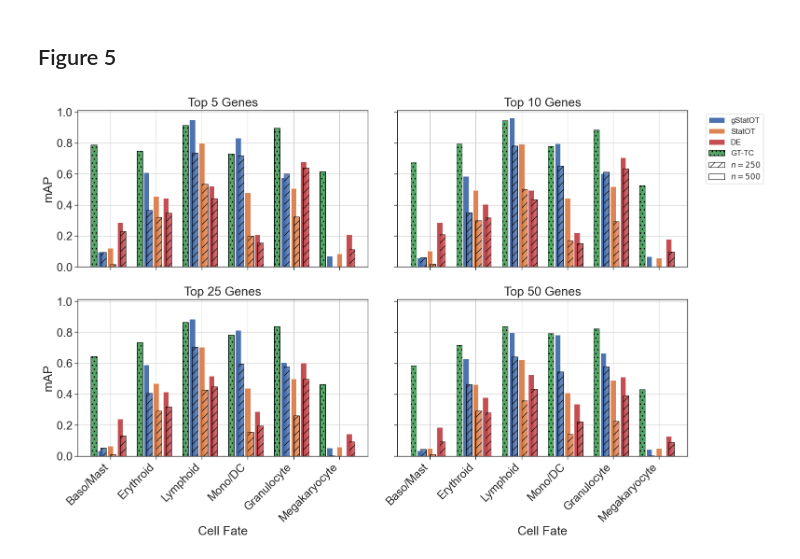
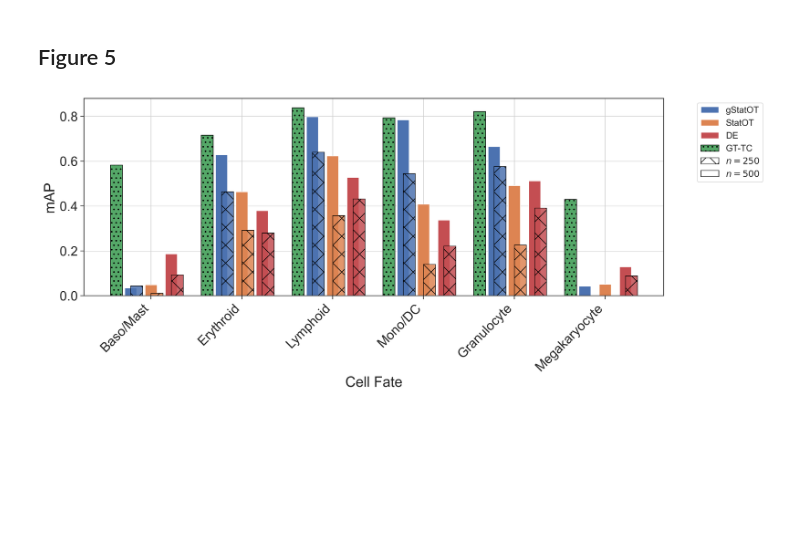
Before and after one commit to ColeBoyle/global-stationaryOT, a Jupyter notebook: extra/figures/figure_5.ipynb, the cells around one changed output. Saved outputs shown, nothing was run; the diff lists cells and outputs as text; code cells hidden in the pictures; blank space fills up the shorter version.

Commit message:
Simplify figure 5

```diff
--- a/extra/figures/figure_5.ipynb
+++ b/extra/figures/figure_5.ipynb
@@ -289,67 +295,60 @@ Processing postnatal GT...
 # %%
 AP_df_n500 = pd.read_csv(f'{data_dir}/gene_lists/driver_gene_AP_results_n=500.csv')
 AP_df_n250 = pd.read_csv(f'{data_dir}/gene_lists/driver_gene_AP_results_n=250.csv')
 
 sns.set_style("ticks")
 sns.set_context('paper', font_scale=2)
 width = 1.25
 gap = 0.25
-x = np.arange(6) * 10
+n_genes = 50
+x = np.arange(6) * 9.5
 fate_names = np.array(['', 'Baso/Mast', 'Erythroid', 'Lymphoid', 'Mono/DC', 'Granulocyte','Megakaryocyte'])
 
 colors = sns.color_palette("deep", 4)
 colors_dict = {'gStatOT':colors[0], 'StatOT':colors[1], 'DE baseline':colors[3], 'GT-TC':colors[2]}
 
-fig, axes = plt.subplots(2,2,figsize=(2*8, 2*5), sharey=True, sharex=True)
+fig, ax = plt.subplots(figsize=(14, 6), dpi=300)
 metric = 'AP'
 
-num_genes = [5,10,25,50]
+scores_df_ = AP_df_n250[AP_df_n250['Top genes'] == n_genes]
+scores_df_500 = AP_df_n500[AP_df_n500['Top genes'] == n_genes]
 
-for ax, n_genes in zip(axes.flatten(), num_genes):
+ax.bar(x = x - (width + width/2) - gap, height=scores_df_500[scores_df_500['Method'].str.contains('gStatOT')].groupby('Fate')[metric].mean()[fate_names[1:]],
+       width=width,
+       label='', alpha=1, color=colors_dict['gStatOT'])
+ax.bar(x = x - width - gap, height=scores_df_[scores_df_['Method'].str.contains('gStatOT')].groupby('Fate')[metric].mean()[fate_names[1:]],
+       width=width, label='', alpha=0.85, color=colors_dict['gStatOT'], hatch='x', edgecolor='black')
 
-       scores_df_ = AP_df_n250[AP_df_n250['Top genes'] == n_genes]
-       scores_df_500 = AP_df_n500[AP_df_n500['Top genes'] == n_genes]
+ax.bar(x = x, height=scores_df_500[~(scores_df_500['Method'].str.contains('gStatOT') | scores_df_500['Method'].str.contains('DE baseline') | scores_df_500['Method'].str.contains('GT-TC'))].groupby('Fate')[metric].mean()[fate_names[1:]],
+       width=width, label='', alpha=1, color=colors_dict['StatOT'])
+ax.bar(x = x+width/2 , height=scores_df_[~(scores_df_['Method'].str.contains('gStatOT') | scores_df_['Method'].str.contains('DE baseline') | scores_df_['Method'].str.contains('GT-TC'))].groupby('Fate')[metric].mean()[fate_names[1:]],
+       width=width, label='', alpha=0.85, color=colors_dict['StatOT'], hatch='x', edgecolor='black')
+
+ax.bar(x = x + width + width/2 + gap, height=scores_df_500[scores_df_500['Method'].str.contains('DE baseline')].groupby('Fate')[metric].mean()[fate_names[1:]],
+       width=width, label='', alpha=1, color=colors_dict['DE baseline'])
+ax.bar(x = x + width + width + gap, height=scores_df_[scores_df_['Method'].str.contains('DE baseline')].groupby('Fate')[metric].mean()[fate_names[1:]],
+       width=width, label='', alpha=0.85, color=colors_dict['DE baseline'], hatch='x', edgecolor='black')
+
+ax.bar(x=x - 2*gap - 2.5*width, height=scores_df_500[scores_df_500['Method'].str.contains('GT-TC')].groupby('Fate')[metric].mean()[fate_names[1:]],
+       width=width, color=colors_dict['GT-TC'], label='', hatch='..', edgecolor='black', alpha=1)
+
+ax.bar(x=0, height=0, width=0, label=f'gStatOT', color=colors_dict['gStatOT'], alpha=1)
+ax.bar(x=0, height=0, width=0, label=f'StatOT', color=colors_dict['StatOT'], alpha=1)
+ax.bar(x=0, height=0, width=0, label=f'DE', color=colors_dict['DE baseline'], alpha=1)
+ax.bar(x=0, height=0, width=0, label=f'GT-TC', color=colors_dict['GT-TC'], alpha=1, hatch='..', edgecolor='black')
+
+ax.bar(x=0, height=0, width=0, label=r'$n = 250$', color='white', alpha=0.85, hatch='x', edgecolor='black')
+ax.bar(x=0, height=0, width=0, label=r'$n = 500$', color='white', alpha=1, edgecolor='black')
 
 
-       ax.bar(x = x - (width + width/2) - gap, height=scores_df_500[scores_df_500['Method'].str.contains('gStatOT')].groupby('Fate')[metric].mean()[fate_names[1:]],
-              width=width,
-              label='', alpha=1, color=colors_dict['gStatOT'])
-       ax.bar(x = x - width - gap, height=scores_df_[scores_df_['Method'].str.contains('gStatOT')].groupby('Fate')[metric].mean()[fate_names[1:]],
-              width=width, label='', alpha=0.85, color=colors_dict['gStatOT'], hatch='//', edgecolor='black')
+ax.set_xticks(x, labels=fate_names[1:], rotation=45, ha='right')
+ax.grid()
 
-       ax.bar(x = x, height=scores_df_500[~(scores_df_500['Method'].str.contains('gStatOT') | scores_df_500['Method'].str.contains('DE baseline') | scores_df_500['Method'].str.contains('GT-TC'))].groupby('Fate')[metric].mean()[fate_names[1:]],
-              width=width, label='', alpha=1, color=colors_dict['StatOT'])
-       ax.bar(x = x+width/2 , height=scores_df_[~(scores_df_['Method'].str.contains('gStatOT') | scores_df_['Method'].str.contains('DE baseline') | scores_df_['Method'].str.contains('GT-TC'))].groupby('Fate')[metric].mean()[fate_names[1:]],
-              width=width, label='', alpha=0.85, color=colors_dict['StatOT'], hatch='//', edgecolor='black')
-
-       ax.bar(x = x + width + width/2 + gap, height=scores_df_500[scores_df_500['Method'].str.contains('DE baseline')].groupby('Fate')[metric].mean()[fate_names[1:]],
-              width=width, label='', alpha=1, color=colors_dict['DE baseline'])
-       ax.bar(x = x + width + width + gap, height=scores_df_[scores_df_['Method'].str.contains('DE baseline')].groupby('Fate')[metric].mean()[fate_names[1:]],
-              width=width, label='', alpha=0.85, color=colors_dict['DE baseline'], hatch='//', edgecolor='black')
-
-       ax.bar(x=x - 2*gap - 2.5*width, height=scores_df_500[scores_df_500['Method'].str.contains('GT-TC')].groupby('Fate')[metric].mean()[fate_names[1:]],
-              width=width, color=colors_dict['GT-TC'], label='', hatch='..', edgecolor='black', alpha=1)
-
-       ax.bar(x=0, height=0, width=0, label=f'gStatOT', color=colors_dict['gStatOT'], alpha=1)
-       ax.bar(x=0, height=0, width=0, label=f'StatOT', color=colors_dict['StatOT'], alpha=1)
-       ax.bar(x=0, height=0, width=0, label=f'DE', color=colors_dict['DE baseline'], alpha=1)
-       ax.bar(x=0, height=0, width=0, label=f'GT-TC', color=colors_dict['GT-TC'], alpha=1, hatch='..', edgecolor='black')
-
-       ax.bar(x=0, height=0, width=0, label=r'$n = 250$', color='white', alpha=0.85, hatch='//', edgecolor='black')
-       ax.bar(x=0, height=0, width=0, label=r'$n = 500$', color='white', alpha=1, edgecolor='black')
-
-
-       ax.set_xticks(x, labels=fate_names[1:], rotation=45, ha='right')
-       ax.set_title(f'Top {n_genes} Genes')
-       ax.grid()
-
-axes[0,0].set_ylabel('mAP')
-axes[1,0].set_ylabel('mAP')
-axes[1,0].set_xlabel('Cell Fate')
-axes[1,1].set_xlabel('Cell Fate')
+ax.set_ylabel('mAP')
+ax.set_xlabel('Cell Fate')
 
 # put legend on top right
-axes[0,1].legend(bbox_to_anchor=(1.05, 1), loc='upper left', fontsize=12)
+ax.legend(bbox_to_anchor=(1.05, 1), loc='upper left', fontsize=12)
 plt.tight_layout()
 # %% [output]
-[figure, old version]
+[figure, new version]
```
Also changed, not shown: parts of 1 cell of this notebook.
